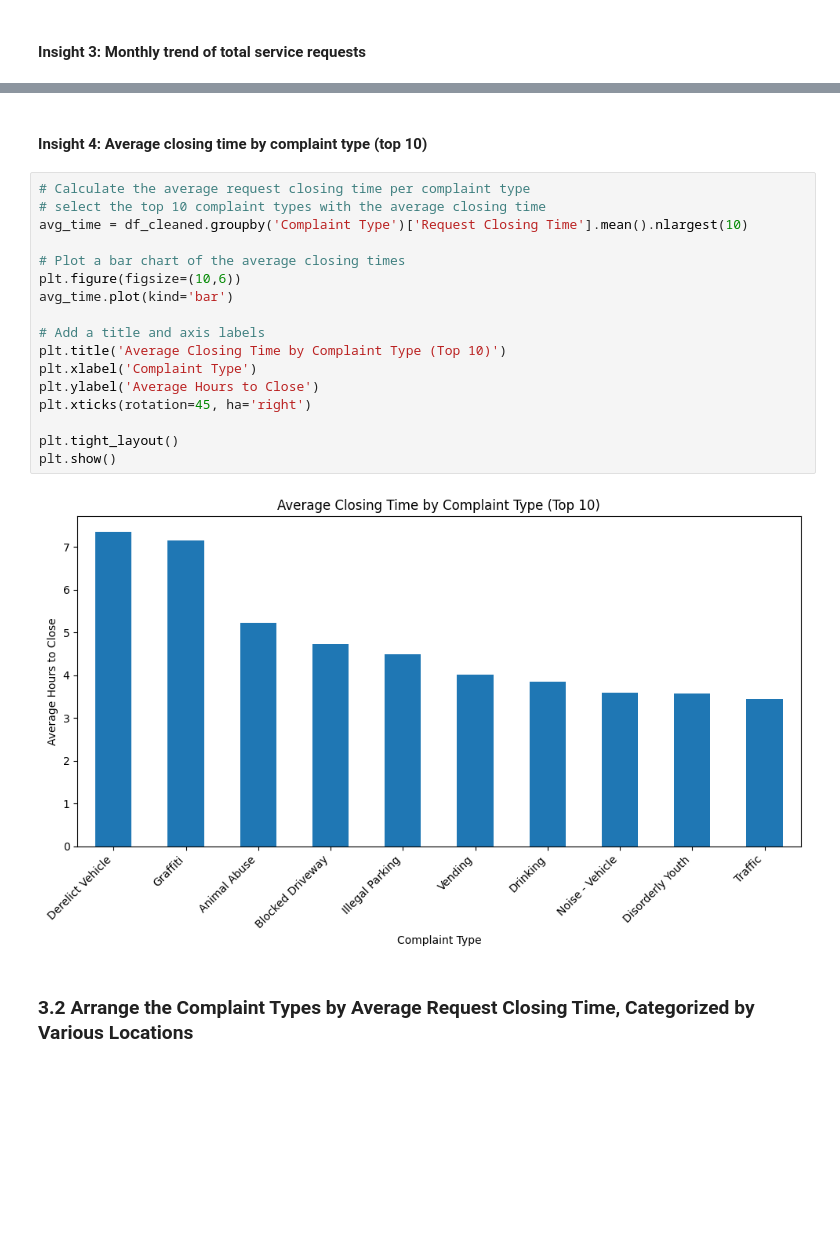
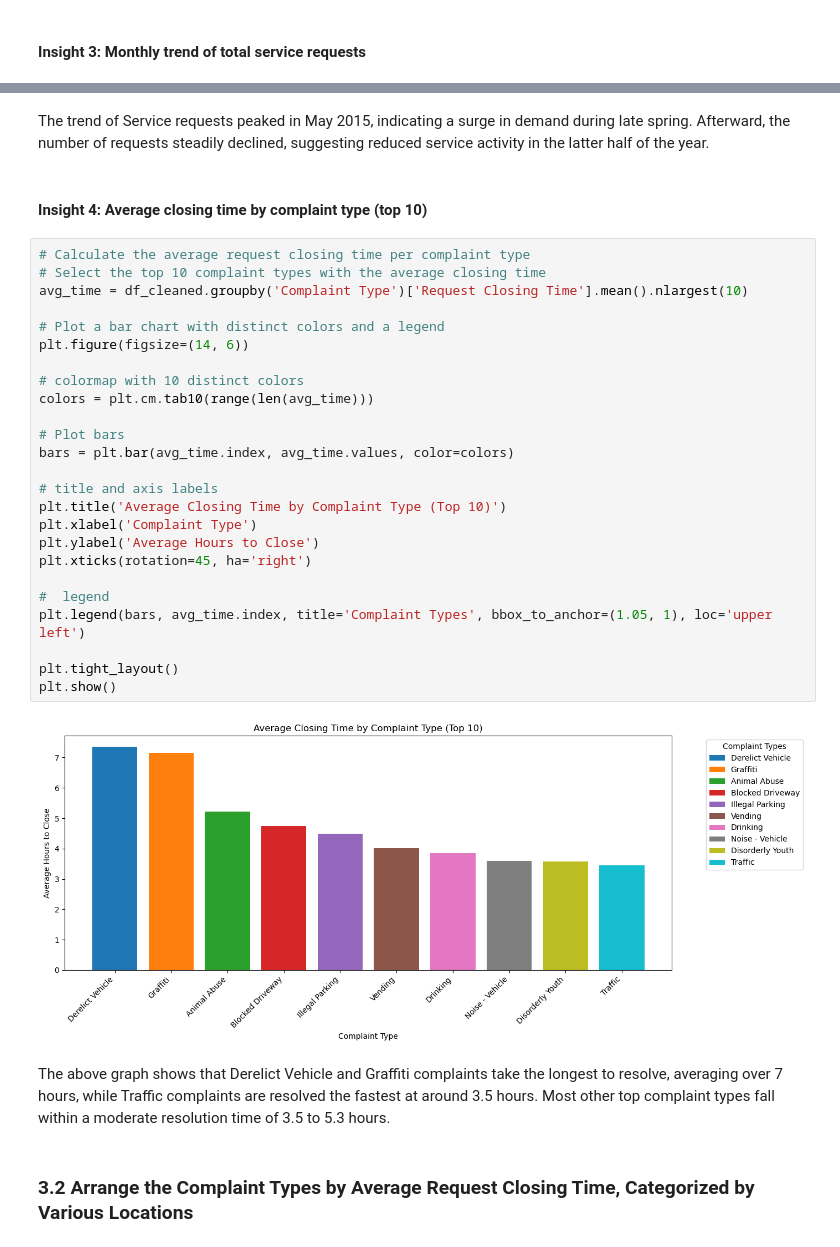
Before and after one commit to sahilverse/311-nyc-data-exploration, a Jupyter notebook: main.ipynb, the cells around one changed output, grey strips where cells are left out. Saved outputs shown, nothing was run; the diff lists cells and outputs as text; blank space fills up the shorter version.

```diff
--- a/main.ipynb
+++ b/main.ipynb
@@ -378,24 +396,36 @@ plt.show()
+# %% [markdown]
+The trend of Service requests peaked in May 2015, indicating a surge in demand during late spring. Afterward, the number of requests steadily declined, suggesting reduced service activity in the latter half of the year.
 # %% [markdown]
 #### Insight 4: Average closing time by complaint type (top 10)
 # %%
 # Calculate the average request closing time per complaint type
-# select the top 10 complaint types with the average closing time
+# Select the top 10 complaint types with the average closing time
 avg_time = df_cleaned.groupby('Complaint Type')['Request Closing Time'].mean().nlargest(10)
 
-# Plot a bar chart of the average closing times
-plt.figure(figsize=(10,6))
-avg_time.plot(kind='bar')
+# Plot a bar chart with distinct colors and a legend
+plt.figure(figsize=(14, 6))
 
-# Add a title and axis labels
+# colormap with 10 distinct colors
+colors = plt.cm.tab10(range(len(avg_time)))
+
+# Plot bars
+bars = plt.bar(avg_time.index, avg_time.values, color=colors)
+
+# title and axis labels
 plt.title('Average Closing Time by Complaint Type (Top 10)')
 plt.xlabel('Complaint Type')
 plt.ylabel('Average Hours to Close')
 plt.xticks(rotation=45, ha='right')
 
+#  legend
+plt.legend(bars, avg_time.index, title='Complaint Types', bbox_to_anchor=(1.05, 1), loc='upper left')
+
 plt.tight_layout()
 plt.show()
 # %% [output]
-[figure, old version]
+[figure, new version]
+# %% [markdown]
+The above graph shows that Derelict Vehicle and Graffiti complaints take the longest to resolve, averaging over 7 hours, while Traffic complaints are resolved the fastest at around 3.5 hours. Most other top complaint types fall within a moderate resolution time of 3.5 to 5.3 hours.
 # %% [markdown]
 ### 3.2 Arrange the Complaint Types by Average Request Closing Time, Categorized by Various Locations
 # %%
```
Also changed, not shown: parts of 10 cells of this notebook.
